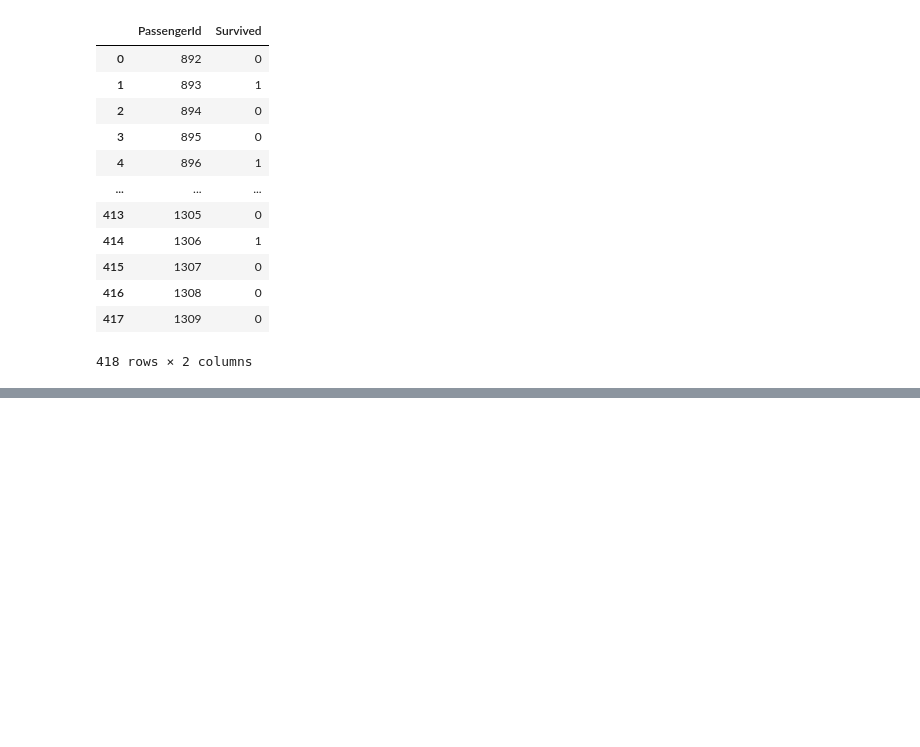
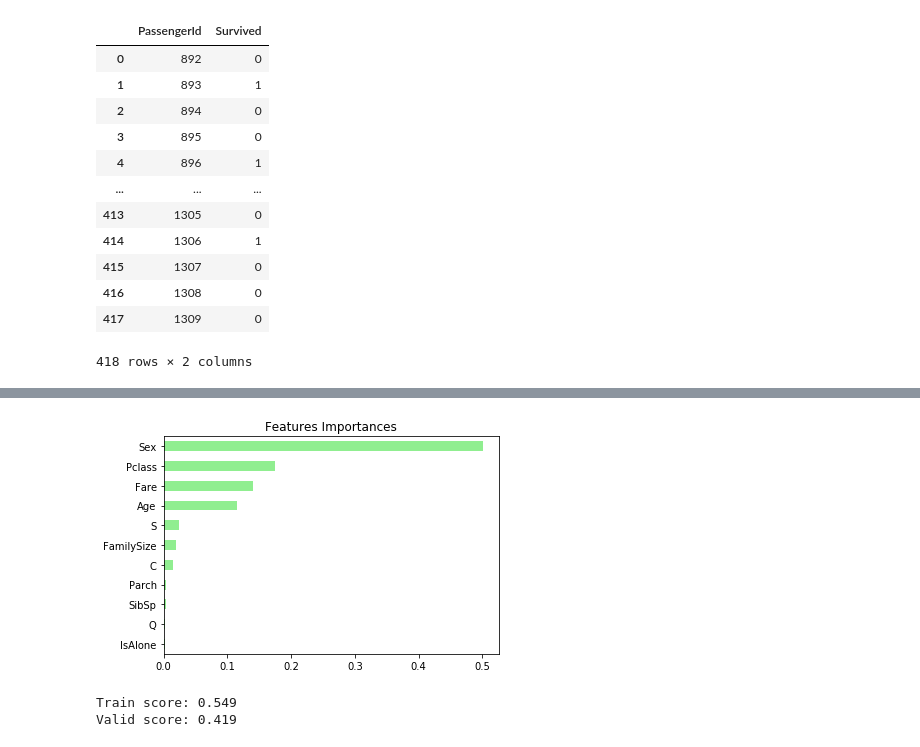
Before and after one commit to makkimaki/GCIwinter2019_assignments, a Jupyter notebook: Kaggle_titanic.ipynb, the cells around one changed output, grey strips where cells are left out. Saved outputs shown, nothing was run; the diff lists cells and outputs as text; code cells hidden in the pictures; blank space fills up the shorter version.

Commit message:
Compared novice RandomForestRegressor.

```diff
--- a/Kaggle_titanic.ipynb
+++ b/Kaggle_titanic.ipynb
@@ -479 +467,23 @@ submission
+# %%
+from sklearn.ensemble import RandomForestRegressor
+
+
+rf = RandomForestRegressor(max_depth=9, min_samples_leaf=10, n_estimators=100, random_state=42)
+rf.fit(X_train, y_train)
+
+
+importances = pd.Series(data=rf.feature_importances_, index=df_test.columns)
+importances_sorted = importances.sort_values()
+
+importances_sorted.plot(color="lightgreen", kind="barh")
+plt.title("Features Importances")
+plt.show()
+# %% [output]
+[figure, added]
+# %%
+print("Train score: {}".format(round(rf.score(X_train, y_train), 3)))
+print("Valid score: {}".format(round(rf.score(X_valid, y_valid), 3)))
+# %% [output]
+Train score: 0.549
+Valid score: 0.419
 # %%
```
Also changed, not shown: parts of 10 cells of this notebook.
